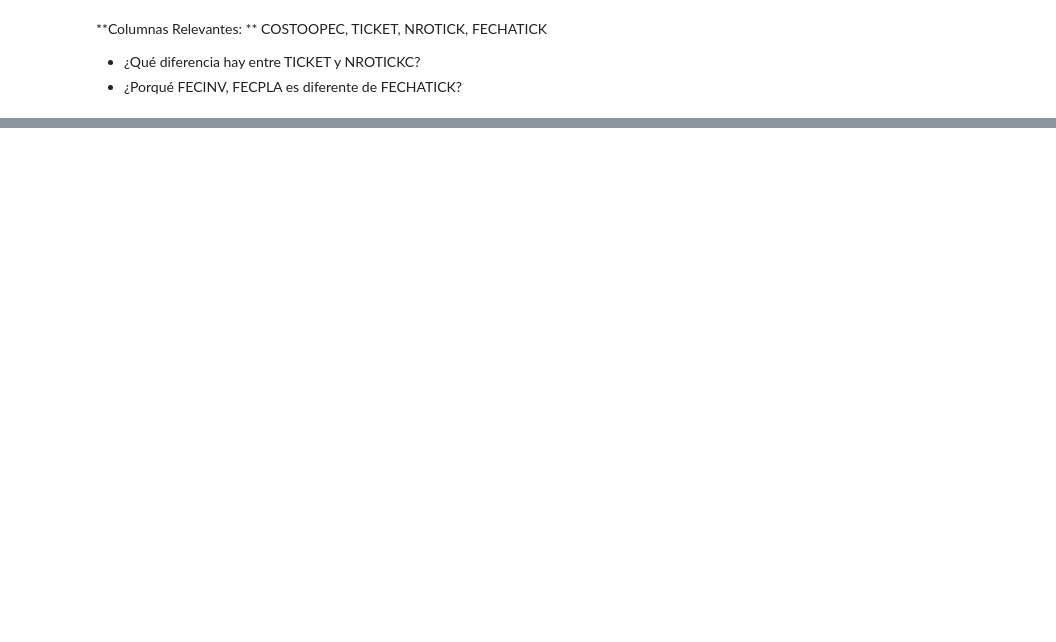
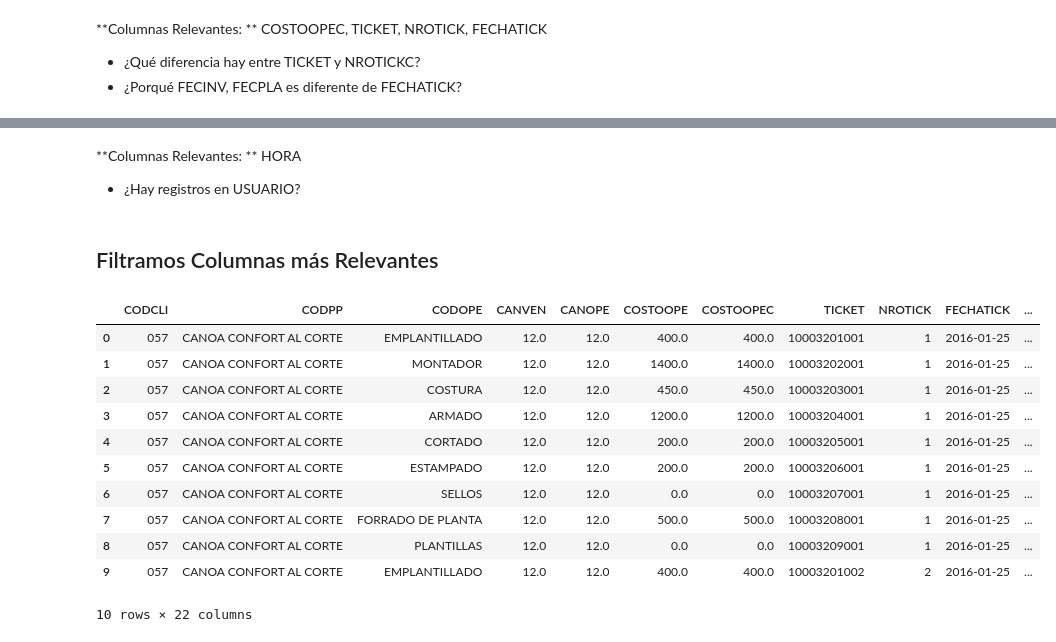
Before and after one commit to ambigus9/alma_canela, a Jupyter notebook: Tareas y Tickets.ipynb, the cells around one changed output, grey strips where cells are left out. Drawn from its saved outputs; the diff is of its cells as text; code cells hidden in the pictures; blank space fills up the shorter version.

```diff
--- a/Tareas y Tickets.ipynb
+++ b/Tareas y Tickets.ipynb
@@ -475,0 +427,24 @@ pd.DataFrame(df.columns)[:60]
+# %% [markdown]
+**Columnas Relevantes: **
+HORA
+
++ ¿Hay registros en USUARIO?
+# %% [markdown]
+## Filtramos Columnas más Relevantes
+# %%
+relevantes = ['CODCLI', 'CODPP', 'CODOPE', 'CANVEN', 'CANOPE', 'COSTOOPE', 'COSTOOPEC', 'TICKET', 'NROTICK', 'FECHATICK', 'HORATICK', 'FECHAITT', 'HORAITT', 'FECHAFTT', 'HORAFTT', 'FECHAIOPE', 'HORAIOPE', 'FECHAFOPE', 'HORAFOPE', 'IDPROTICKETS', 'FECHA', 'HORA']
+df2 = df[relevantes]
+df2.iloc[:10,:]
+# %% [output]
+|  | CODCLI | CODPP | CODOPE | CANVEN | CANOPE | COSTOOPE | COSTOOPEC | TICKET | NROTICK | FECHATICK | ... |
+| 0 | 057 | CANOA CONFORT AL CORTE | EMPLANTILLADO | 12.0 | 12.0 | 400.0 | 400.0 | 10003201001 | 1 | 2016-01-25 | ... |
+| 1 | 057 | CANOA CONFORT AL CORTE | MONTADOR | 12.0 | 12.0 | 1400.0 | 1400.0 | 10003202001 | 1 | 2016-01-25 | ... |
+| 2 | 057 | CANOA CONFORT AL CORTE | COSTURA | 12.0 | 12.0 | 450.0 | 450.0 | 10003203001 | 1 | 2016-01-25 | ... |
+| 3 | 057 | CANOA CONFORT AL CORTE | ARMADO | 12.0 | 12.0 | 1200.0 | 1200.0 | 10003204001 | 1 | 2016-01-25 | ... |
+| 4 | 057 | CANOA CONFORT AL CORTE | CORTADO | 12.0 | 12.0 | 200.0 | 200.0 | 10003205001 | 1 | 2016-01-25 | ... |
+| 5 | 057 | CANOA CONFORT AL CORTE | ESTAMPADO | 12.0 | 12.0 | 200.0 | 200.0 | 10003206001 | 1 | 2016-01-25 | ... |
+| 6 | 057 | CANOA CONFORT AL CORTE | SELLOS | 12.0 | 12.0 | 0.0 | 0.0 | 10003207001 | 1 | 2016-01-25 | ... |
+| 7 | 057 | CANOA CONFORT AL CORTE | FORRADO DE PLANTA | 12.0 | 12.0 | 500.0 | 500.0 | 10003208001 | 1 | 2016-01-25 | ... |
+| 8 | 057 | CANOA CONFORT AL CORTE | PLANTILLAS | 12.0 | 12.0 | 0.0 | 0.0 | 10003209001 | 1 | 2016-01-25 | ... |
+| 9 | 057 | CANOA CONFORT AL CORTE | EMPLANTILLADO | 12.0 | 12.0 | 400.0 | 400.0 | 10003201002 | 2 | 2016-01-25 | ... |
+10 rows × 22 columns
```
Also changed, not shown: parts of 59 cells of this notebook, 1 other file.
